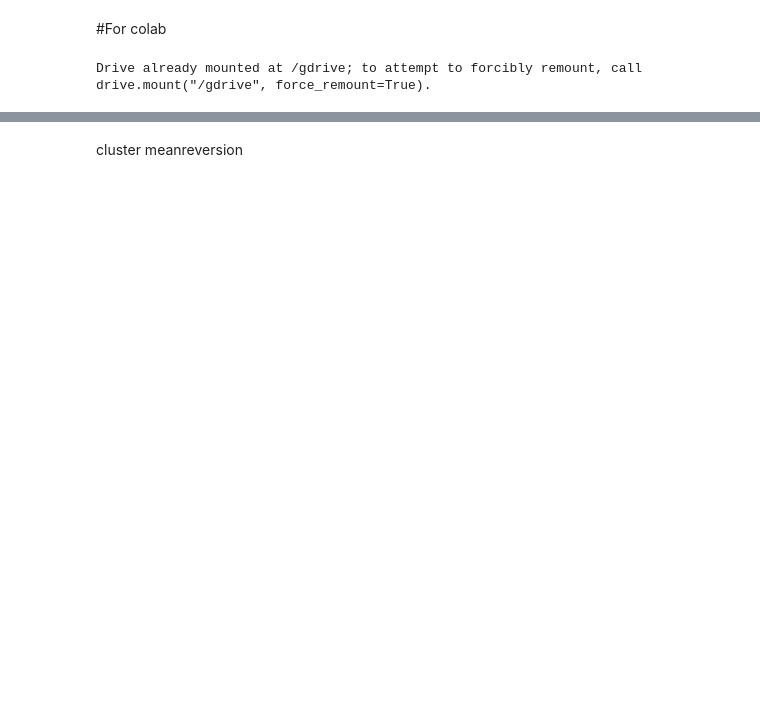
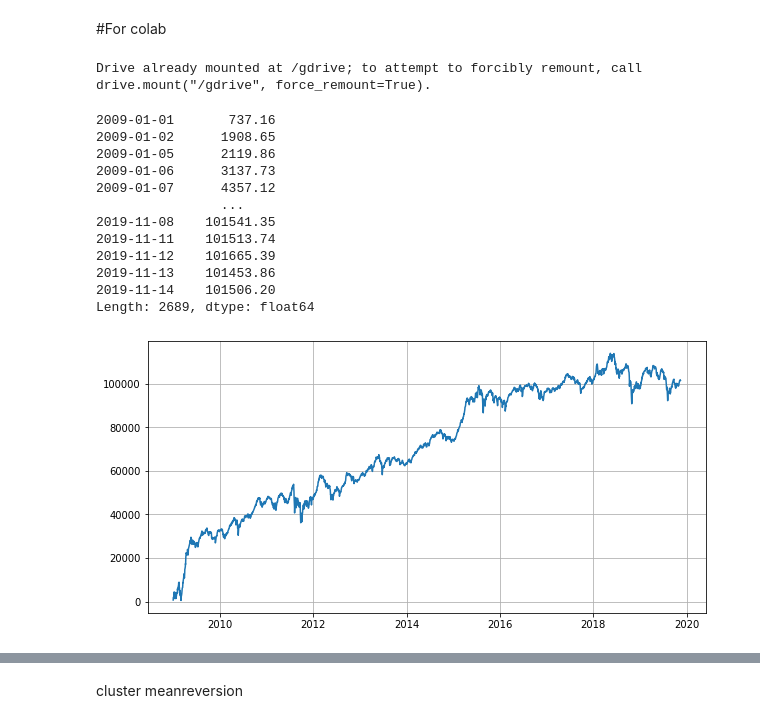
Before and after one commit to Dongwuk-kim/DL_final_proj, a Jupyter notebook: mean_reversion/mean_reversion.ipynb, the cells around one changed output, grey strips where cells are left out. Cells and saved outputs as stored; diff of their text form; code cells hidden in the pictures; blank space fills up the shorter version.

```diff
--- a/mean_reversion/mean_reversion.ipynb
+++ b/mean_reversion/mean_reversion.ipynb
@@ -9,6 +11,15 @@ from google.colab import drive
 drive.mount('/gdrive')
 # %% [output]
 Drive already mounted at /gdrive; to attempt to forcibly remount, call drive.mount("/gdrive", force_remount=True).
+# %%
+#No biased에 대한 결과가 요정도..
+def draw_pnl(input_pnl, index_list) :
+    draw_data = pd.Series(input_pnl)
+    draw_data.index = index_list
+    plt.figure(figsize=(10,5))
+    plt.plot(draw_data)
+    plt.grid(b = True)
+    return draw_data
 # %%
 """
 with open('..//data//daily_price_small.json') as json_file:
@@ -57,3 +68,21 @@ for i in range(len(price_s.index)) :
 # Extract only working days
 price_s = price_s.loc[price_s.index[~double_idx],:]
 industry_s = industry_s.loc[industry_s.index[~double_idx],:]
+# %%
+#Survival biased에 대한 결과가 요정도..
+daily_mean = np.cumsum (np.nansum(price_s.values, 1))
+draw_pnl(daily_mean, price_s.index)
+# %% [output]
+2009-01-01       737.16
+2009-01-02      1908.65
+2009-01-05      2119.86
+2009-01-06      3137.73
+2009-01-07      4357.12
+                ...
+2019-11-08    101541.35
+2019-11-11    101513.74
+2019-11-12    101665.39
+2019-11-13    101453.86
+2019-11-14    101506.20
+Length: 2689, dtype: float64
+[figure, added]
```
Also changed, not shown: parts of 16 cells of this notebook.
